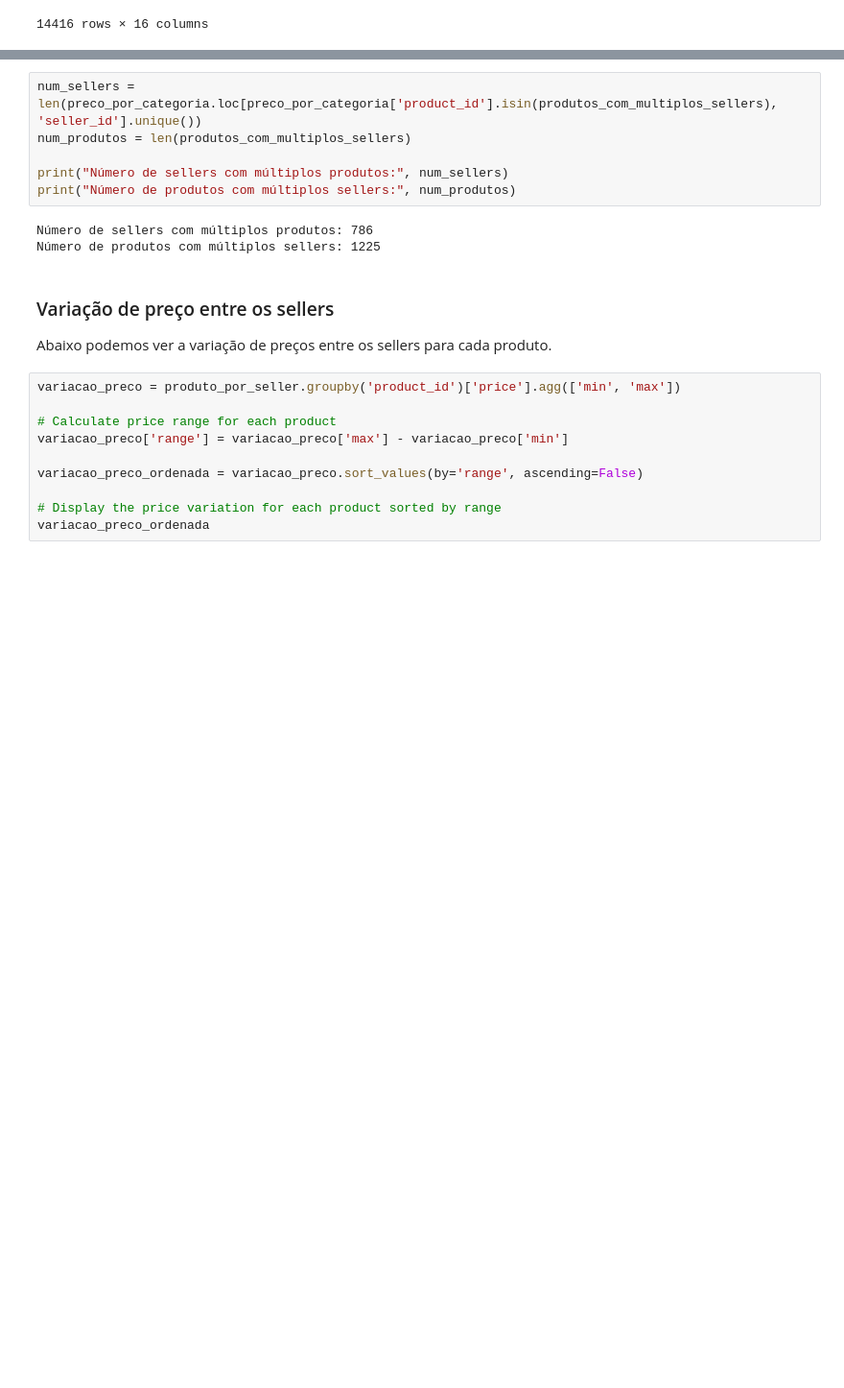
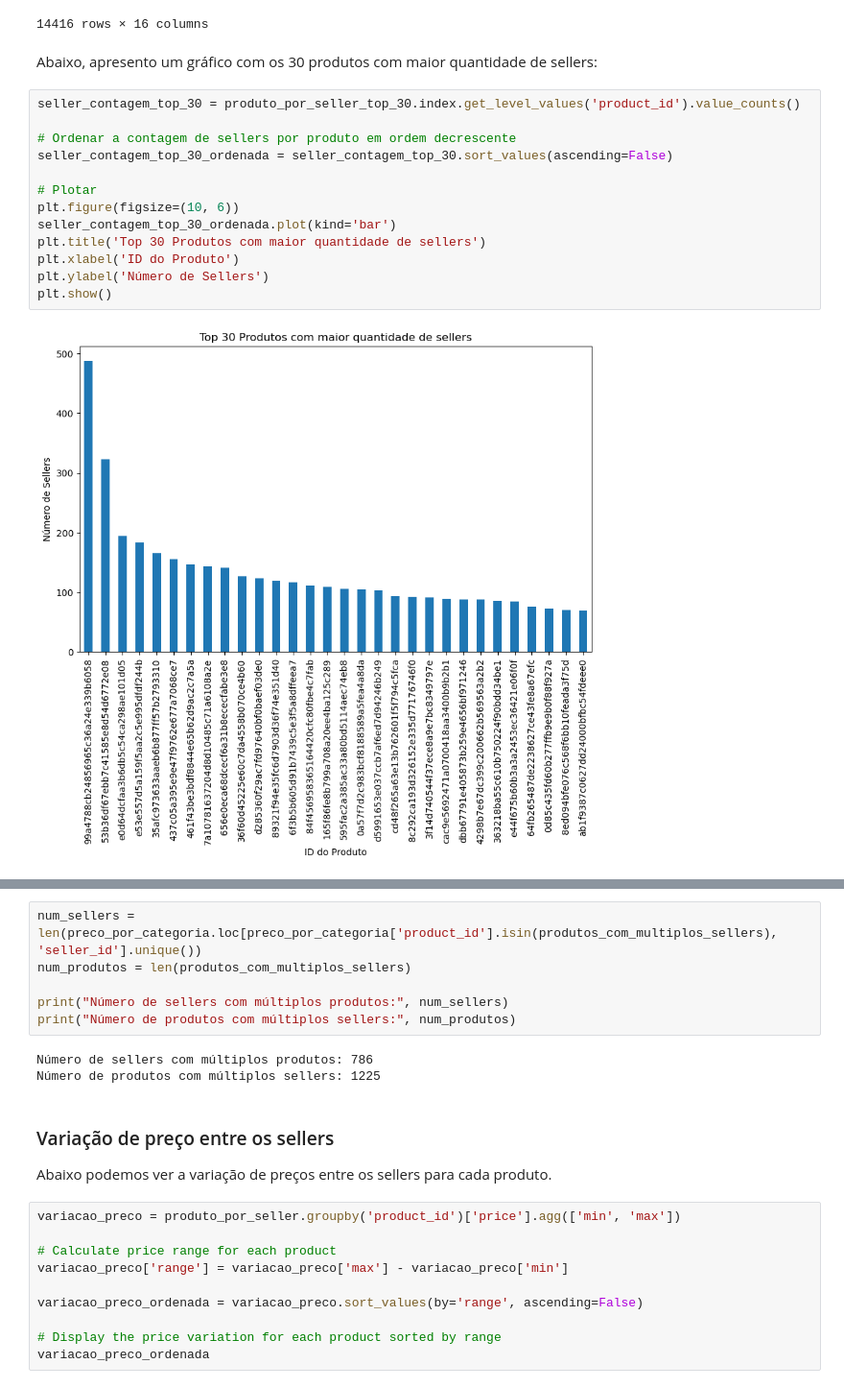
Before and after one commit to BaRobles/Compass_Data_Science, a Jupyter notebook: 1.Sprint.Compass.ipynb, the cells around one changed output, grey strips where cells are left out. Shown at 96% size. Cells and saved outputs as stored; diff of their text form; blank space fills up the shorter version.

Commit message:
realização do plot dos 30 produtos com mais sellers. Tentativa de determinar a categoria desse produtos.

```diff
--- a/1.Sprint.Compass.ipynb
+++ b/1.Sprint.Compass.ipynb
@@ -645,3 +645,20 @@ produto_por_seller
 | 17f221c334109f71ffc36e54fc32a836 | 7142540dd4c91e2237acb7e911c4eba2 | e3a645e56f26072a4ea4ca6187ae208a | 1 | 2017-11-16 18:27:35 | 89.9 | 29.03 | 107e9ad240231ed3055437dc2bf81d28 | ... |
 |  | 34056b8b55c1775a22af2331670a799c | fc0cb35623426de0611d0d45c4ba4f04 | 1 | 2018-05-17 04:30:52 | 64.8 | 12.89 | 4cc0feb813529048d5f404e4ab50d1ba | ... |
 14416 rows × 16 columns
+# %% [markdown]
+Abaixo, apresento um gráfico com os 30 produtos com maior quantidade de sellers:
+# %%
+seller_contagem_top_30 = produto_por_seller_top_30.index.get_level_values('product_id').value_counts()
+
+# Ordenar a contagem de sellers por produto em ordem decrescente
+seller_contagem_top_30_ordenada = seller_contagem_top_30.sort_values(ascending=False)
+
+# Plotar
+plt.figure(figsize=(10, 6))
+seller_contagem_top_30_ordenada.plot(kind='bar')
+plt.title('Top 30 Produtos com maior quantidade de sellers')
+plt.xlabel('ID do Produto')
+plt.ylabel('Número de Sellers')
+plt.show()
+# %% [output]
+[figure, added]
```
Also changed, not shown: parts of 11 cells of this notebook.
